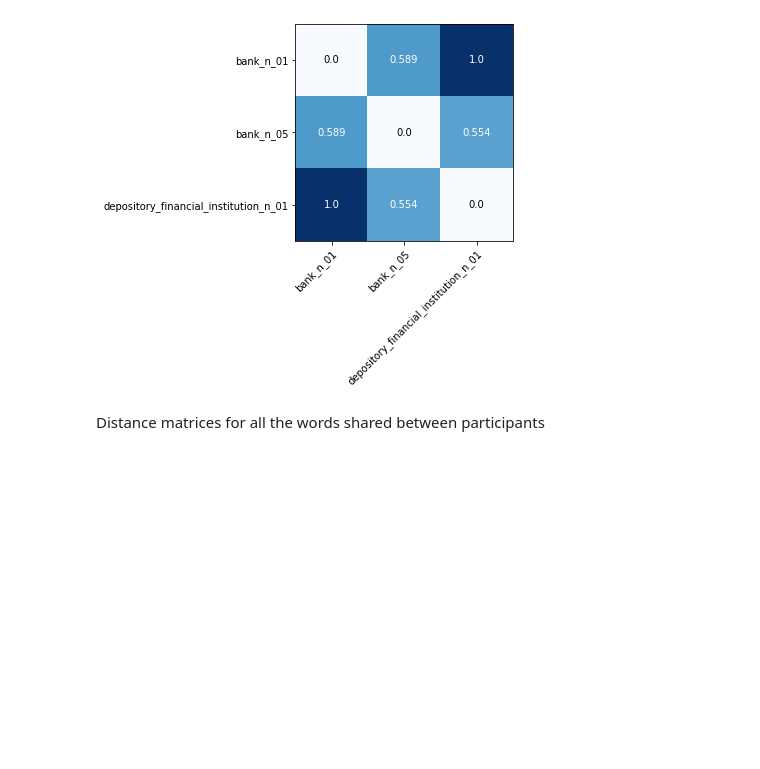
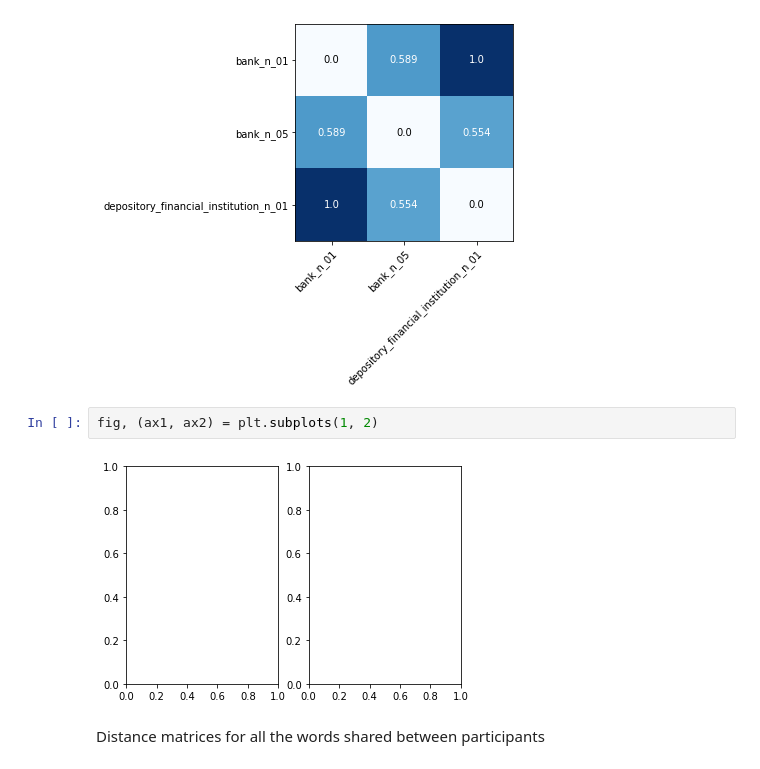
Before and after one commit to sathvikn/bert-wordsense, a Jupyter notebook: codebase/notebooks/pilesort-analysis.ipynb, the cells around one changed output. Saved outputs shown, nothing was run; the diff lists cells and outputs as text; blank space fills up the shorter version.

```diff
--- a/codebase/notebooks/pilesort-analysis.ipynb
+++ b/codebase/notebooks/pilesort-analysis.ipynb
@@ -49,6 +86,10 @@ user_result, senses = get_subject_mtx(results, '-M3xbEdg3XIZca4MA7SZ', 'bank_n',
 plot_mtx(user_result, senses)
 # %% [output]
 [figure]
+# %%
+fig, (ax1, ax2) = plt.subplots(1, 2)
+# %% [output]
+[figure, added]
 # %% [markdown]
 Distance matrices for all the words shared between participants
 # %%
```
Also changed, not shown: parts of 5 cells of this notebook, 1 other file.
